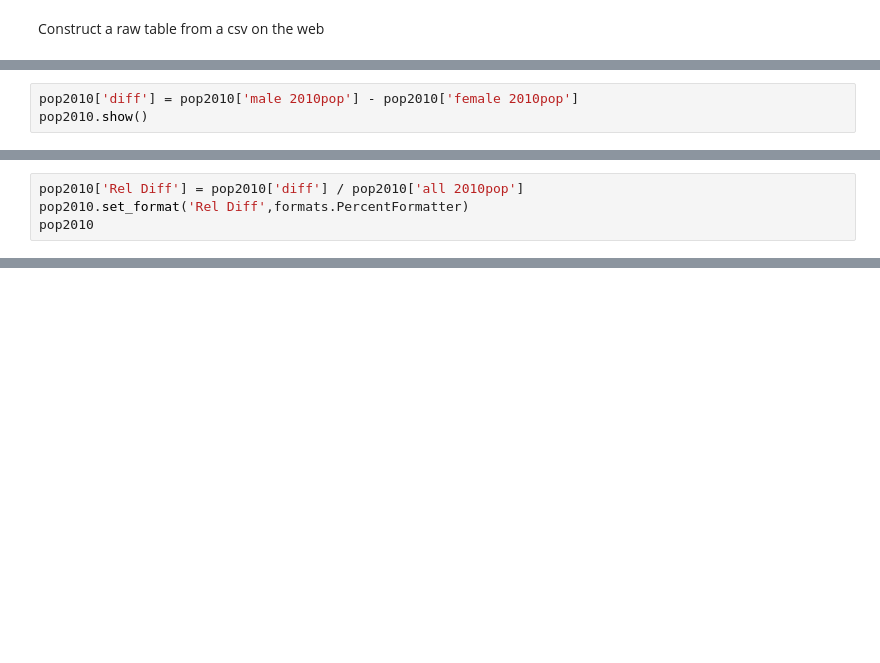
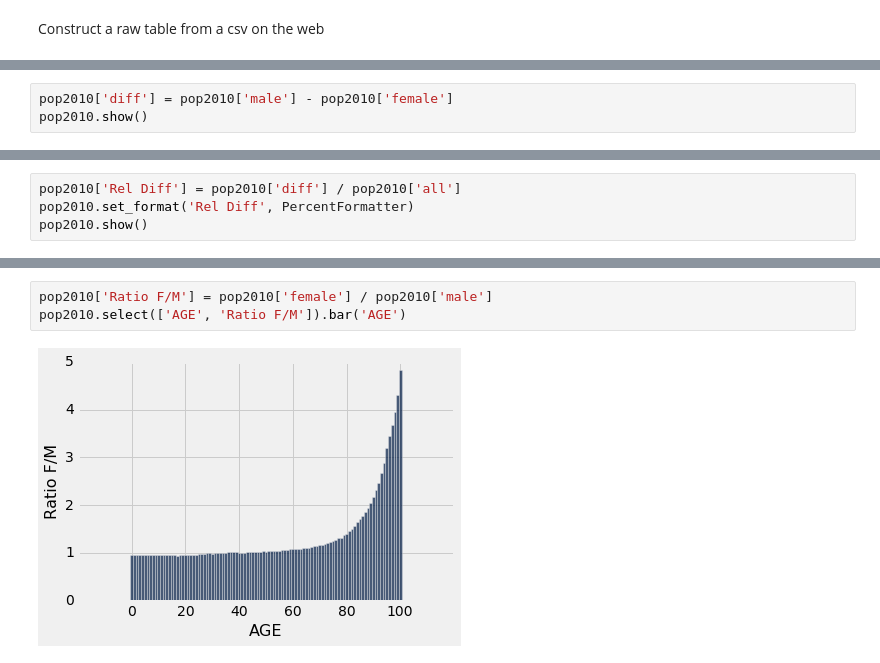
Before and after one commit to deculler/DataScienceTableDemos, a Jupyter notebook: Census.ipynb, the cells around one changed output, grey strips where cells are left out. Drawn from its saved outputs; the diff is of its cells as text; blank space fills up the shorter version.

```diff
--- a/Census.ipynb
+++ b/Census.ipynb
@@ -47,3 +155,3 @@ pop2010.plot('AGE',overlay=True)
 # %%
-pop2010['diff'] = pop2010['male 2010pop'] - pop2010['female 2010pop']
+pop2010['diff'] = pop2010['male'] - pop2010['female']
 pop2010.show()
@@ -52,4 +181,4 @@ pop2010.select(['AGE', 'diff']).bar('AGE')
 # %%
-pop2010['Rel Diff'] = pop2010['diff'] / pop2010['all 2010pop']
-pop2010.set_format('Rel Diff',formats.PercentFormatter)
-pop2010
+pop2010['Rel Diff'] = pop2010['diff'] / pop2010['all']
+pop2010.set_format('Rel Diff', PercentFormatter)
+pop2010.show()
@@ -57,0 +207,5 @@ pop2010.select(['AGE', 'Rel Diff']).bar('AGE')
+# %%
+pop2010['Ratio F/M'] = pop2010['female'] / pop2010['male']
+pop2010.select(['AGE', 'Ratio F/M']).bar('AGE')
+# %% [output]
+[figure, added]
```
Also changed, not shown: parts of 21 cells of this notebook, 3 other files.
